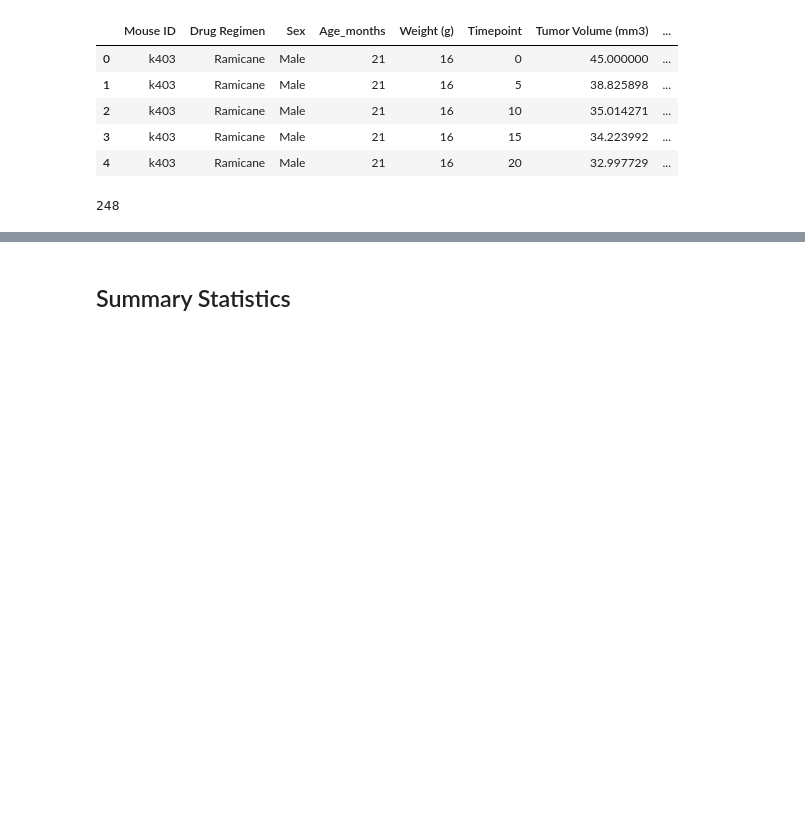
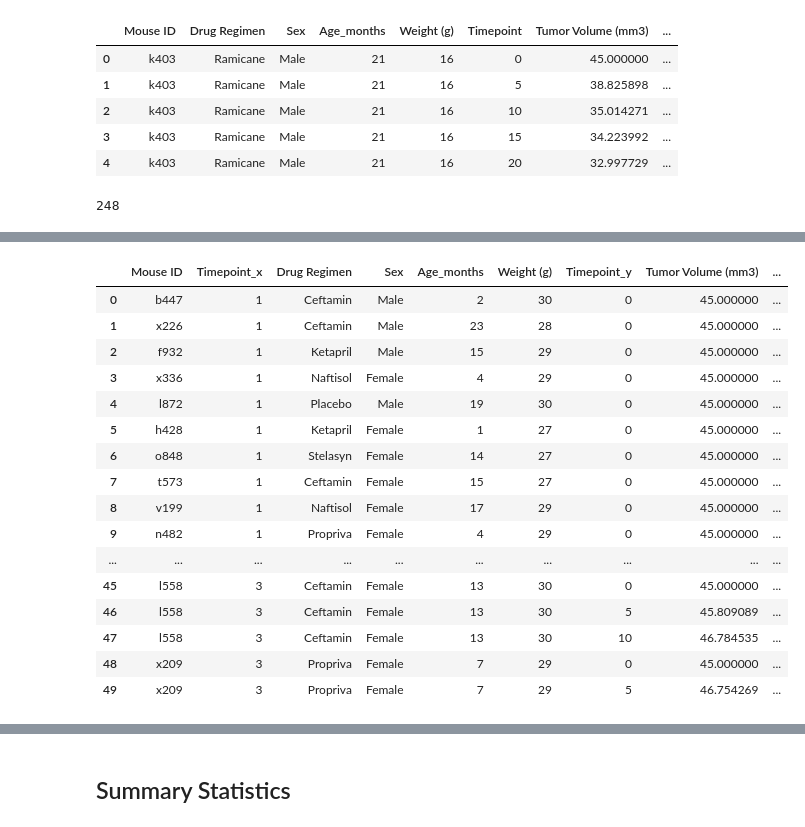
Before and after one commit to anyren/SquamousCellCarcinoma_trials, a Jupyter notebook: Pymaceuticals/pymaceuticals_analysis.ipynb, the cells around one changed output, grey strips where cells are left out. Drawn from its saved outputs; the diff is of its cells as text; code cells hidden in the pictures; blank space fills up the shorter version.

```diff
--- a/Pymaceuticals/pymaceuticals_analysis.ipynb
+++ b/Pymaceuticals/pymaceuticals_analysis.ipynb
@@ -88,0 +129,21 @@ mouse_study_cleaned["Mouse ID"].nunique()
+# %%
+count_time = mouse_study_cleaned[["Mouse ID", "Timepoint"]].groupby("Mouse ID").count().sort_values("Timepoint")
+pd.merge(count_time,mouse_study_cleaned, on = "Mouse ID", how = "left").head(50)
+# %% [output]
+|  | Mouse ID | Timepoint_x | Drug Regimen | Sex | Age_months | Weight (g) | Timepoint_y | Tumor Volume (mm3) | ... |
+| 0 | b447 | 1 | Ceftamin | Male | 2 | 30 | 0 | 45.000000 | ... |
+| 1 | x226 | 1 | Ceftamin | Male | 23 | 28 | 0 | 45.000000 | ... |
+| 2 | f932 | 1 | Ketapril | Male | 15 | 29 | 0 | 45.000000 | ... |
+| 3 | x336 | 1 | Naftisol | Female | 4 | 29 | 0 | 45.000000 | ... |
+| 4 | l872 | 1 | Placebo | Male | 19 | 30 | 0 | 45.000000 | ... |
+| 5 | h428 | 1 | Ketapril | Female | 1 | 27 | 0 | 45.000000 | ... |
+| 6 | o848 | 1 | Stelasyn | Female | 14 | 27 | 0 | 45.000000 | ... |
+| 7 | t573 | 1 | Ceftamin | Female | 15 | 27 | 0 | 45.000000 | ... |
+| 8 | v199 | 1 | Naftisol | Female | 17 | 29 | 0 | 45.000000 | ... |
+| 9 | n482 | 1 | Propriva | Female | 4 | 29 | 0 | 45.000000 | ... |
+| ... | ... | ... | ... | ... | ... | ... | ... | ... | ... |
+| 45 | l558 | 3 | Ceftamin | Female | 13 | 30 | 0 | 45.000000 | ... |
+| 46 | l558 | 3 | Ceftamin | Female | 13 | 30 | 5 | 45.809089 | ... |
+| 47 | l558 | 3 | Ceftamin | Female | 13 | 30 | 10 | 46.784535 | ... |
+| 48 | x209 | 3 | Propriva | Female | 7 | 29 | 0 | 45.000000 | ... |
+| 49 | x209 | 3 | Propriva | Female | 7 | 29 | 5 | 46.754269 | ... |
```
Also changed, not shown: parts of 20 cells of this notebook.
